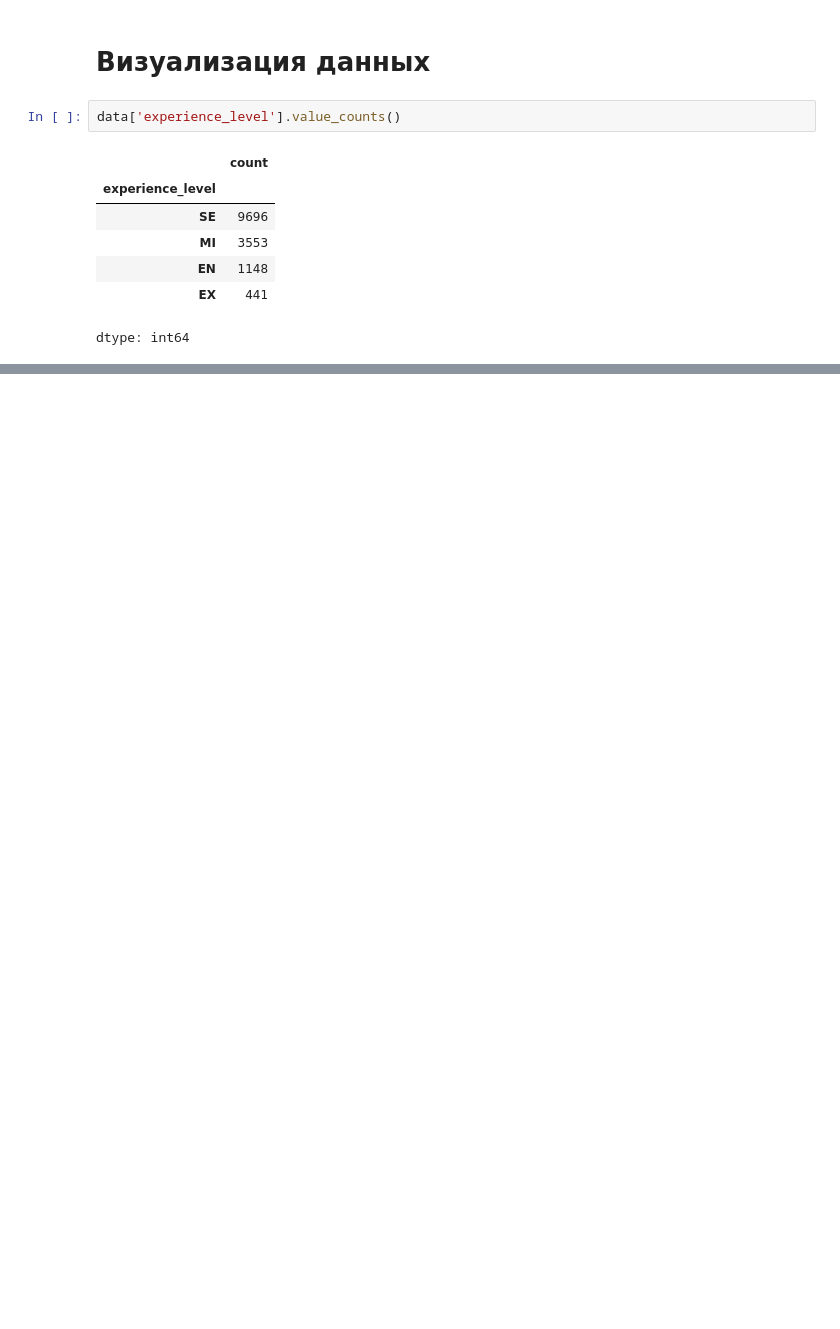
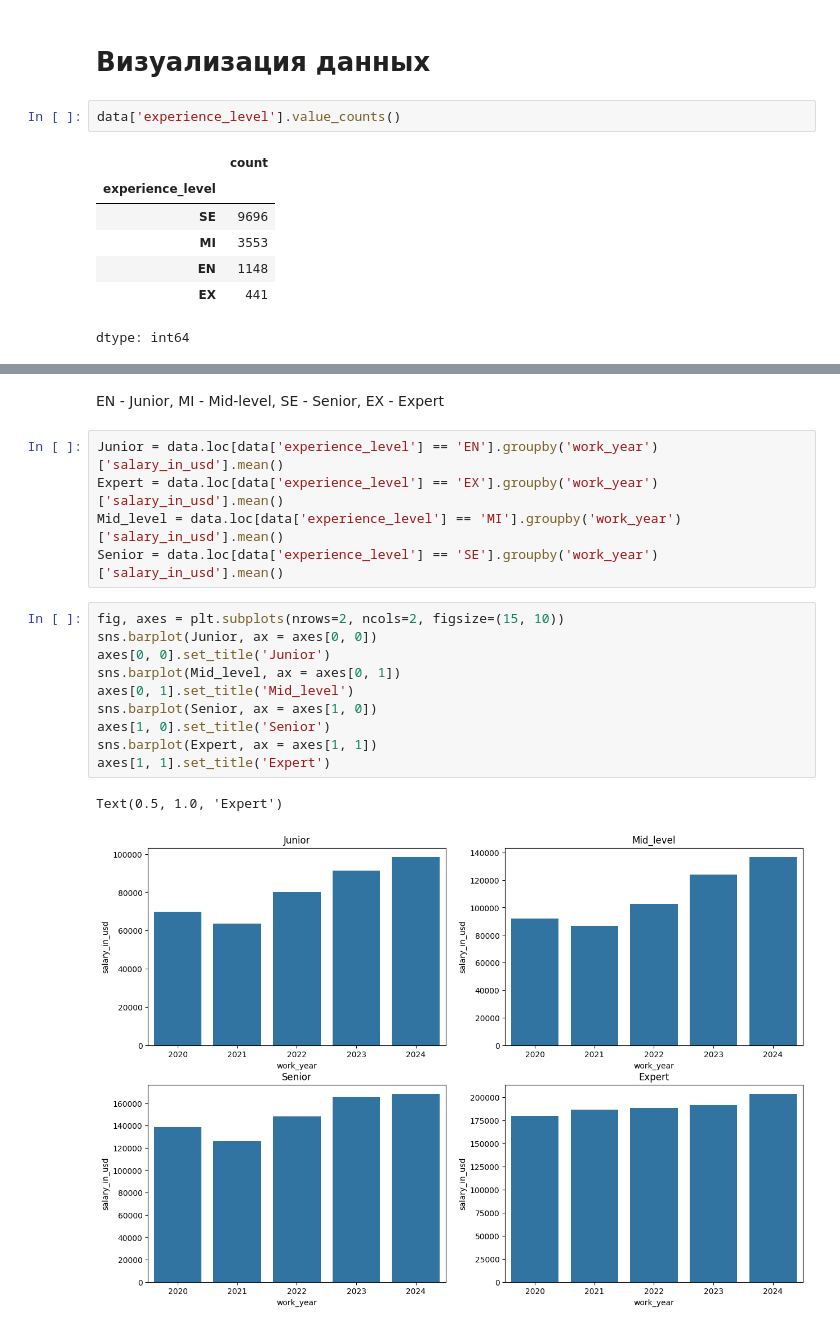
Before and after one commit to OnlySem/ITMO, a Jupyter notebook: задание_1.ipynb, the cells around one changed output, grey strips where cells are left out. Drawn from its saved outputs; the diff is of its cells as text; blank space fills up the shorter version.

```diff
--- a/задание_1.ipynb
+++ b/задание_1.ipynb
@@ -148,0 +150,23 @@ data.groupby('experience_level')['salary_in_usd'].mean().plot(
+# %% [markdown]
+EN - Junior,
+MI - Mid-level,
+SE - Senior,
+EX - Expert
+# %%
+Junior = data.loc[data['experience_level'] == 'EN'].groupby('work_year')['salary_in_usd'].mean()
+Expert = data.loc[data['experience_level'] == 'EX'].groupby('work_year')['salary_in_usd'].mean()
+Mid_level = data.loc[data['experience_level'] == 'MI'].groupby('work_year')['salary_in_usd'].mean()
+Senior = data.loc[data['experience_level'] == 'SE'].groupby('work_year')['salary_in_usd'].mean()
+# %%
+fig, axes = plt.subplots(nrows=2, ncols=2, figsize=(15, 10))
+sns.barplot(Junior, ax = axes[0, 0])
+axes[0, 0].set_title('Junior')
+sns.barplot(Mid_level, ax = axes[0, 1])
+axes[0, 1].set_title('Mid_level')
+sns.barplot(Senior, ax = axes[1, 0])
+axes[1, 0].set_title('Senior')
+sns.barplot(Expert, ax = axes[1, 1])
+axes[1, 1].set_title('Expert')
+# %% [output]
+Text(0.5, 1.0, 'Expert')
+[figure, added]
```
Also changed, not shown: parts of 3 cells of this notebook.
